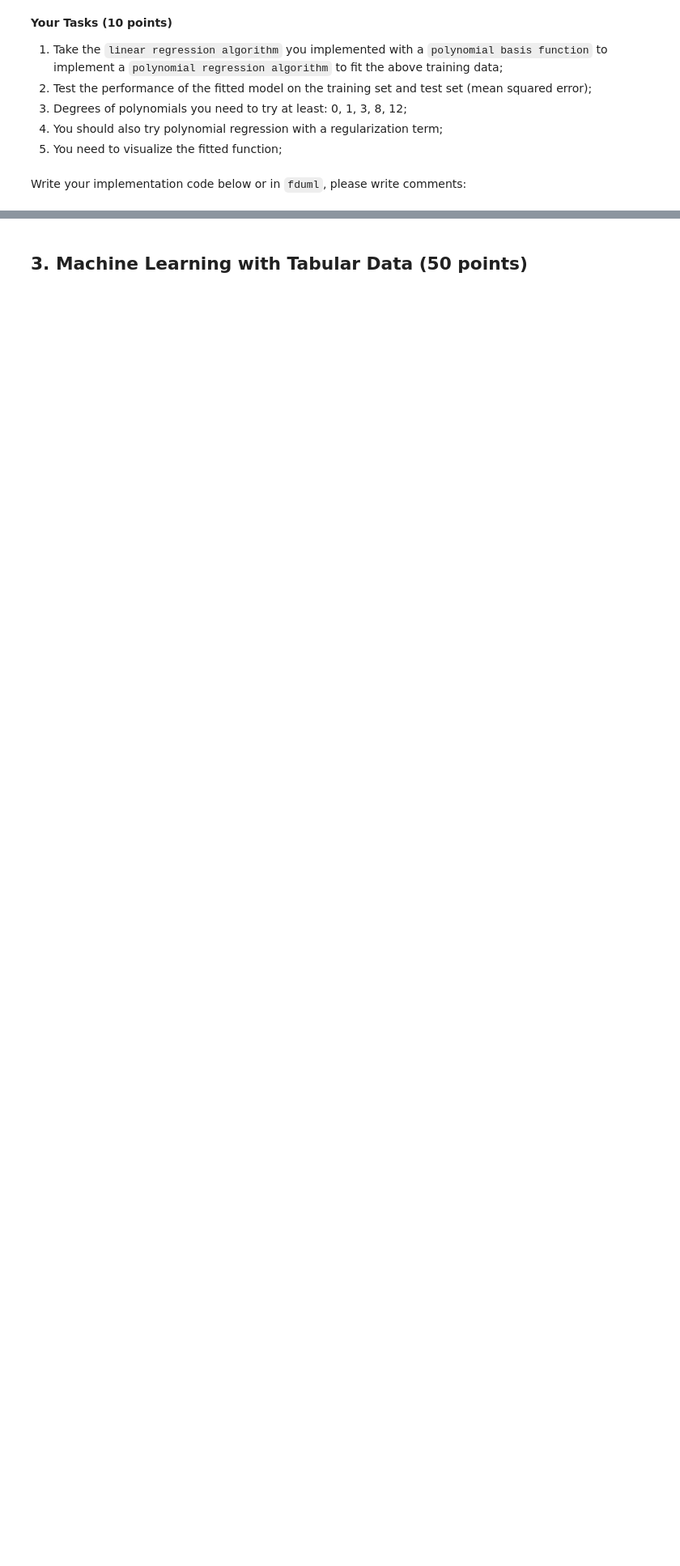
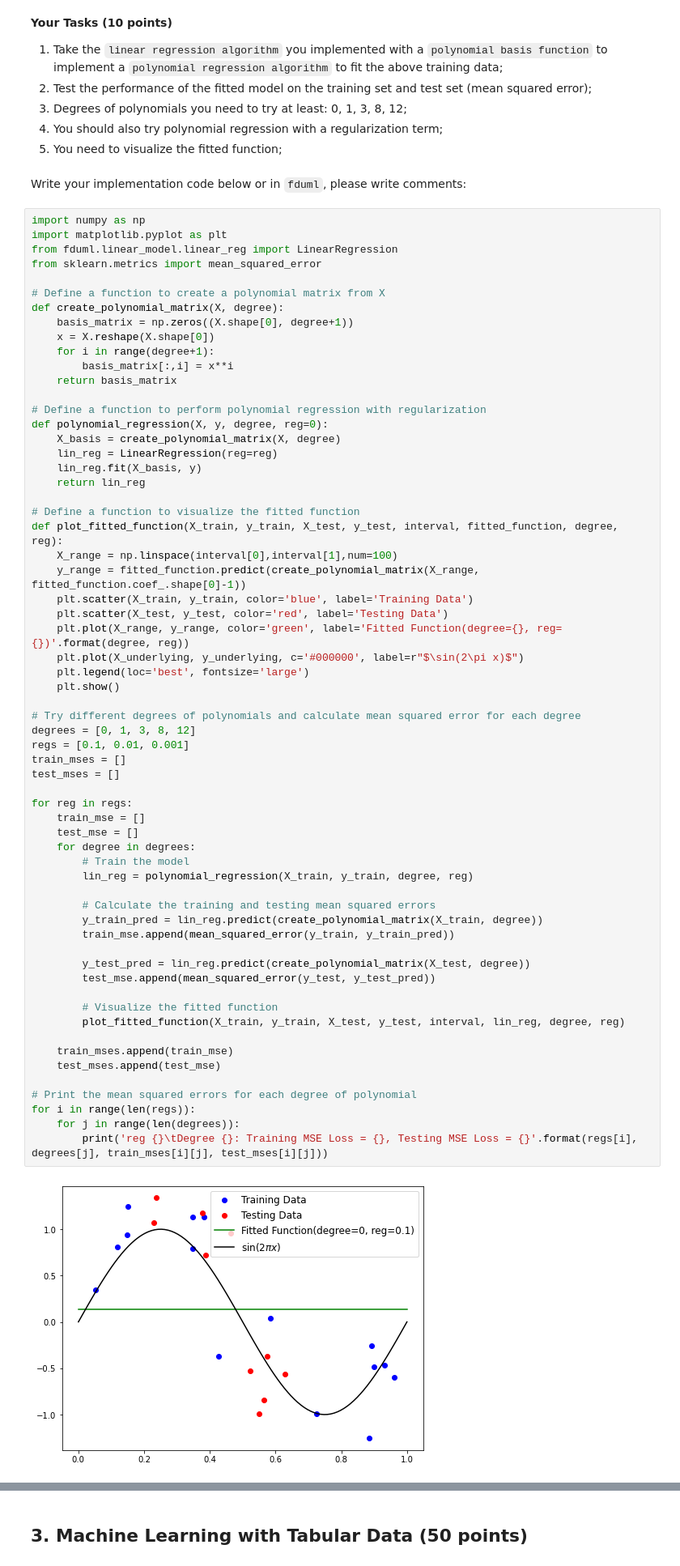
Before and after one commit to CTDancer/PRML, a Jupyter notebook: assignment1/assignment1.ipynb, the cells around one changed output, grey strips where cells are left out. Shown at 81% size. Saved outputs shown, nothing was run; the diff lists cells and outputs as text; blank space fills up the shorter version.

```diff
--- a/assignment1/assignment1.ipynb
+++ b/assignment1/assignment1.ipynb
@@ -128,3 +129,67 @@ plt.show()
 5) You need to visualize the fitted function;
 # %% [markdown]
 Write your implementation code below or in `fduml`, please write comments:
+# %%
+import numpy as np
+import matplotlib.pyplot as plt
+from fduml.linear_model.linear_reg import LinearRegression
+from sklearn.metrics import mean_squared_error
+
+# Define a function to create a polynomial matrix from X
+def create_polynomial_matrix(X, degree):
+    basis_matrix = np.zeros((X.shape[0], degree+1))
+    x = X.reshape(X.shape[0])
+    for i in range(degree+1):
+        basis_matrix[:,i] = x**i
+    return basis_matrix
+
+# Define a function to perform polynomial regression with regularization
+def polynomial_regression(X, y, degree, reg=0):
+    X_basis = create_polynomial_matrix(X, degree)
+    lin_reg = LinearRegression(reg=reg)
+    lin_reg.fit(X_basis, y)
+    return lin_reg
+
+# Define a function to visualize the fitted function
+def plot_fitted_function(X_train, y_train, X_test, y_test, interval, fitted_function, degree, reg):
+    X_range = np.linspace(interval[0],interval[1],num=100)
+    y_range = fitted_function.predict(create_polynomial_matrix(X_range, fitted_function.coef_.shape[0]-1))
+    plt.scatter(X_train, y_train, color='blue', label='Training Data')
+    plt.scatter(X_test, y_test, color='red', label='Testing Data')
+    plt.plot(X_range, y_range, color='green', label='Fitted Function(degree={}, reg={})'.format(degree, reg))
+    plt.plot(X_underlying, y_underlying, c='#000000', label=r"$\sin(2\pi x)$")
+    plt.legend(loc='best', fontsize='large')
+    plt.show()
+
+# Try different degrees of polynomials and calculate mean squared error for each degree
+degrees = [0, 1, 3, 8, 12]
+regs = [0.1, 0.01, 0.001]
+train_mses = []
+test_mses = []
+
+for reg in regs:
+    train_mse = []
+    test_mse = []
+    for degree in degrees:
+        # Train the model
+        lin_reg = polynomial_regression(X_train, y_train, degree, reg)
+
+        # Calculate the training and testing mean squared errors
+        y_train_pred = lin_reg.predict(create_polynomial_matrix(X_train, degree))
+        train_mse.append(mean_squared_error(y_train, y_train_pred))
+
+        y_test_pred = lin_reg.predict(create_polynomial_matrix(X_test, degree))
+        test_mse.append(mean_squared_error(y_test, y_test_pred))
+
+        # Visualize the fitted function
+        plot_fitted_function(X_train, y_train, X_test, y_test, interval, lin_reg, degree, reg)
+
+    train_mses.append(train_mse)
+    test_mses.append(test_mse)
+
+# Print the mean squared errors for each degree of polynomial
+for i in range(len(regs)):
+    for j in range(len(degrees)):
+        print('reg {}\tDegree {}: Training MSE Loss = {}, Testing MSE Loss = {}'.format(regs[i], degrees[j], train_mses[i][j], test_mses[i][j]))
+# %% [output]
+[figure, added]
```
Also changed, not shown: parts of 38 cells of this notebook, 8 other files.
